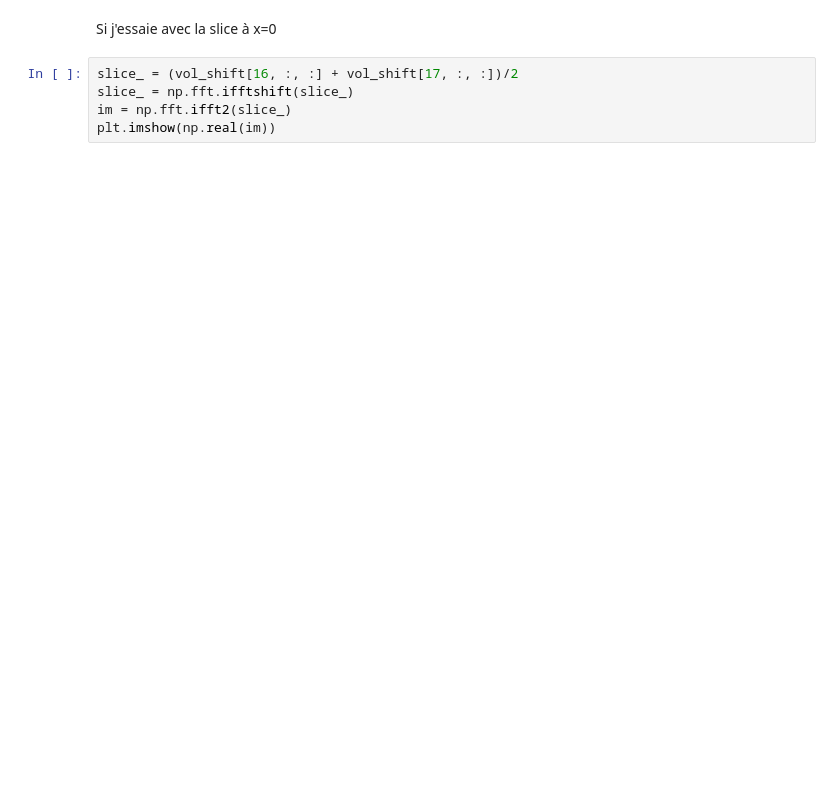
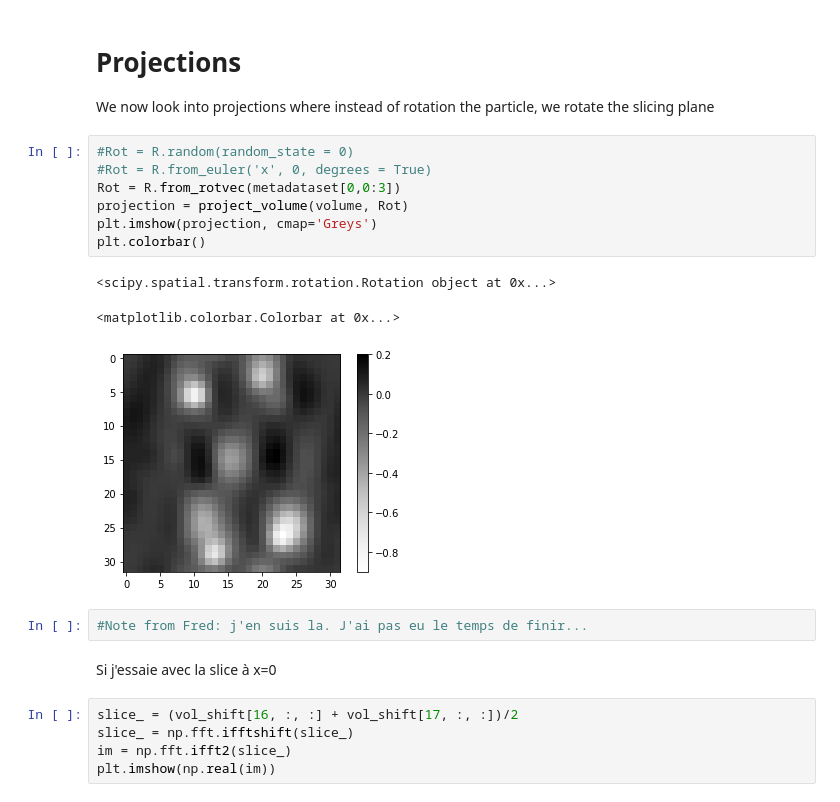
Before and after one commit to fredericpoitevin/gmm-cryoem, a Jupyter notebook: notebooks/Single particle reconstruction.ipynb, the cells around one changed output. Cells and saved outputs as stored; diff of their text form; blank space fills up the shorter version.

```diff
--- a/notebooks/Single particle reconstruction.ipynb
+++ b/notebooks/Single particle reconstruction.ipynb
@@ -71,3 +70,19 @@ plt.imshow(np.real(im_))
+# %% [markdown]
+# Projections
+We now look into projections where instead of rotation the particle, we rotate the slicing plane
+# %%
+#Rot = R.random(random_state = 0)
+#Rot = R.from_euler('x', 0, degrees = True)
+Rot = R.from_rotvec(metadataset[0,0:3])
+projection = project_volume(volume, Rot)
+plt.imshow(projection, cmap='Greys')
+plt.colorbar()
+# %% [output]
+<scipy.spatial.transform.rotation.Rotation object at 0x...>
+<matplotlib.colorbar.Colorbar at 0x...>
+[figure, added]
+# %%
+#Note from Fred: j'en suis la. J'ai pas eu le temps de finir...
 # %% [markdown]
 Si j'essaie avec la slice à x=0
 # %%
```
Also changed, not shown: parts of 24 cells of this notebook.
